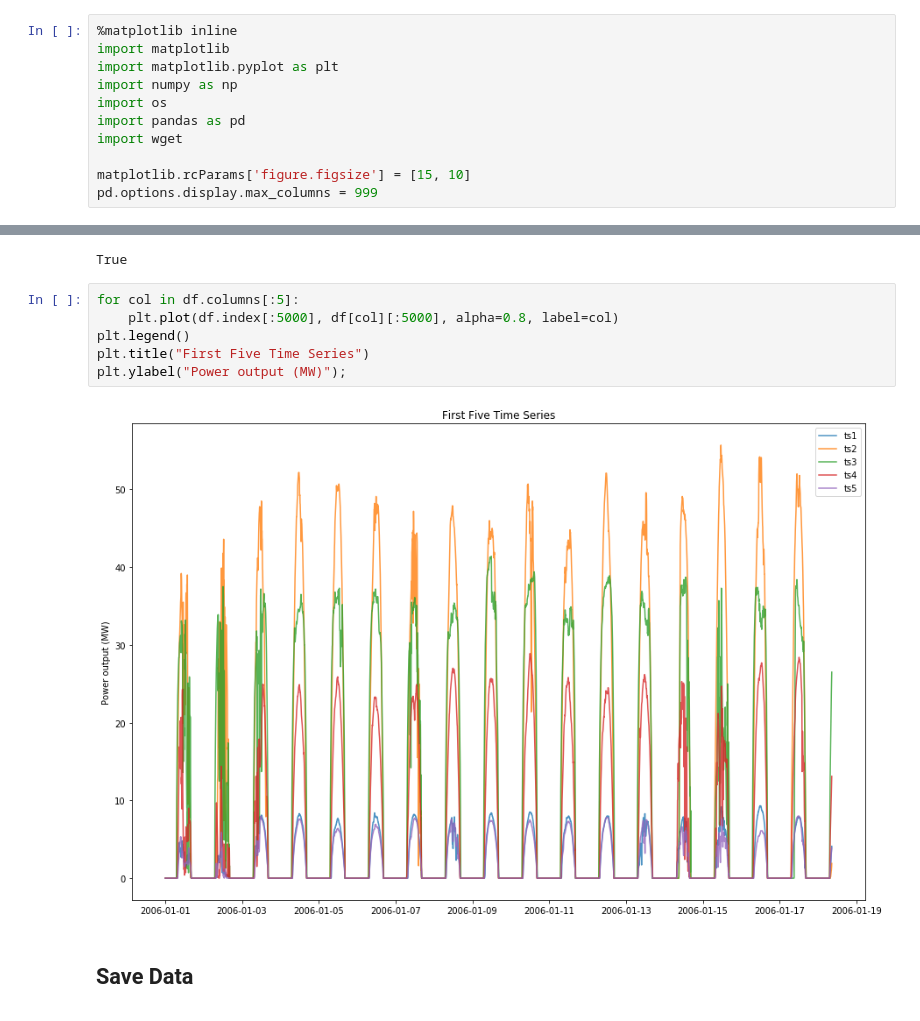
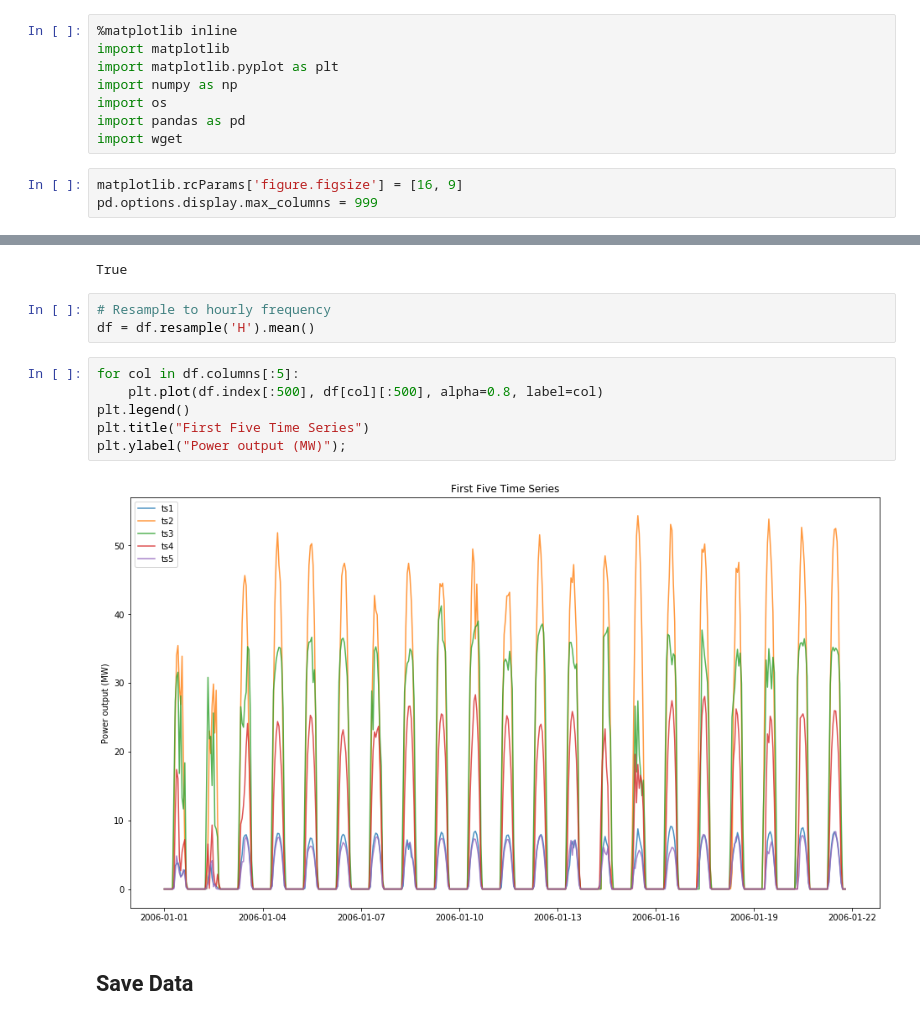
Before and after one commit to AidanCooper/forecasting, a Jupyter notebook: datasets/california-solar-power.ipynb, the cells around one changed output, grey strips where cells are left out. Saved outputs shown, nothing was run; the diff lists cells and outputs as text.

Commit message:
Resample CSP dataset
CSP dataset at hourly frequency.

```diff
--- a/datasets/california-solar-power.ipynb
+++ b/datasets/california-solar-power.ipynb
@@ -8,9 +8,9 @@ import numpy as np
 import os
 import pandas as pd
 import wget
-
-matplotlib.rcParams['figure.figsize'] = [15, 10]
-pd.options.display.max_columns = 999
+# %%
+matplotlib.rcParams['figure.figsize'] = [16, 9]
+pd.options.display.max_columns = 999
 # %% [markdown]
 ## Load Data
 # %% [markdown]
@@ -91,14 +91,17 @@ Actual_39.75_-121.85_2006_DPV_11MW_5_Min.csv
 df.isnull().any().all() == False
 # %% [output]
 True
+# %%
+# Resample to hourly frequency
+df = df.resample('H').mean()
 # %%
 for col in df.columns[:5]:
-    plt.plot(df.index[:5000], df[col][:5000], alpha=0.8, label=col)
+    plt.plot(df.index[:500], df[col][:500], alpha=0.8, label=col)
 plt.legend()
 plt.title("First Five Time Series")
 plt.ylabel("Power output (MW)");
 # %% [output]
-[figure, old version]
+[figure, new version]
 # %% [markdown]
 ## Save Data
 # %%
```
Also changed, not shown: 5 other files.
